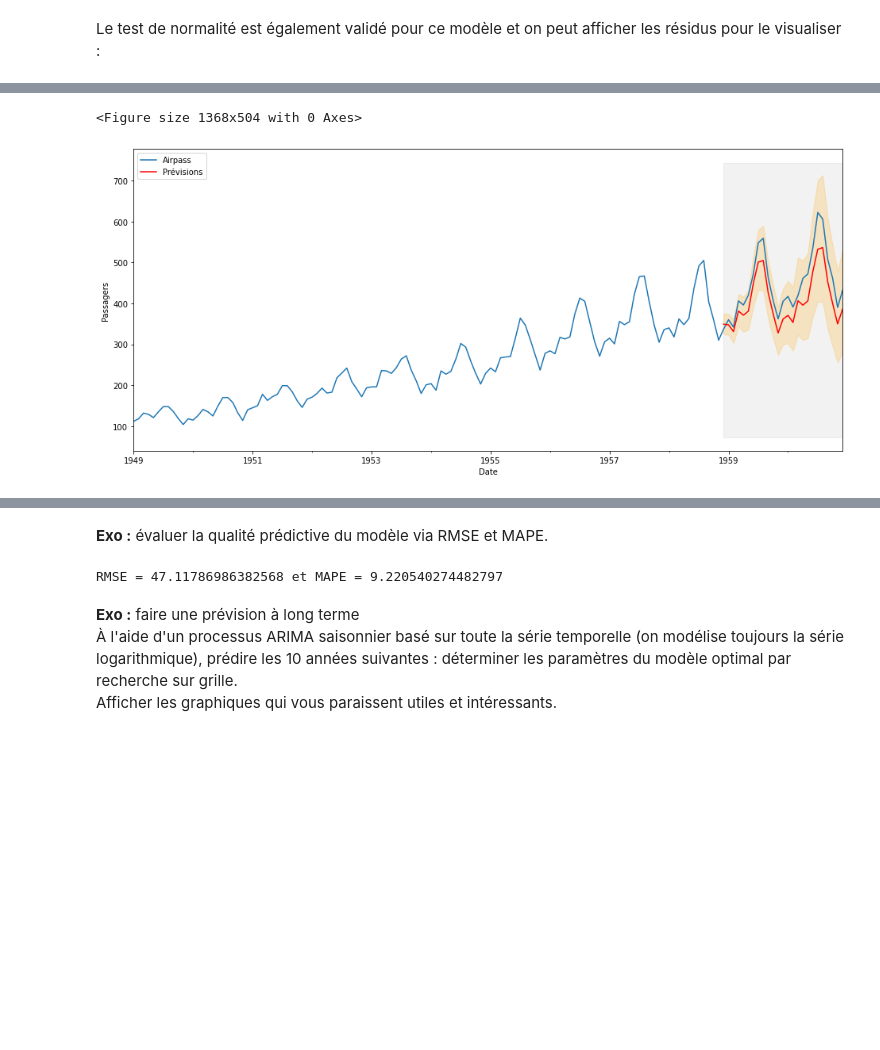
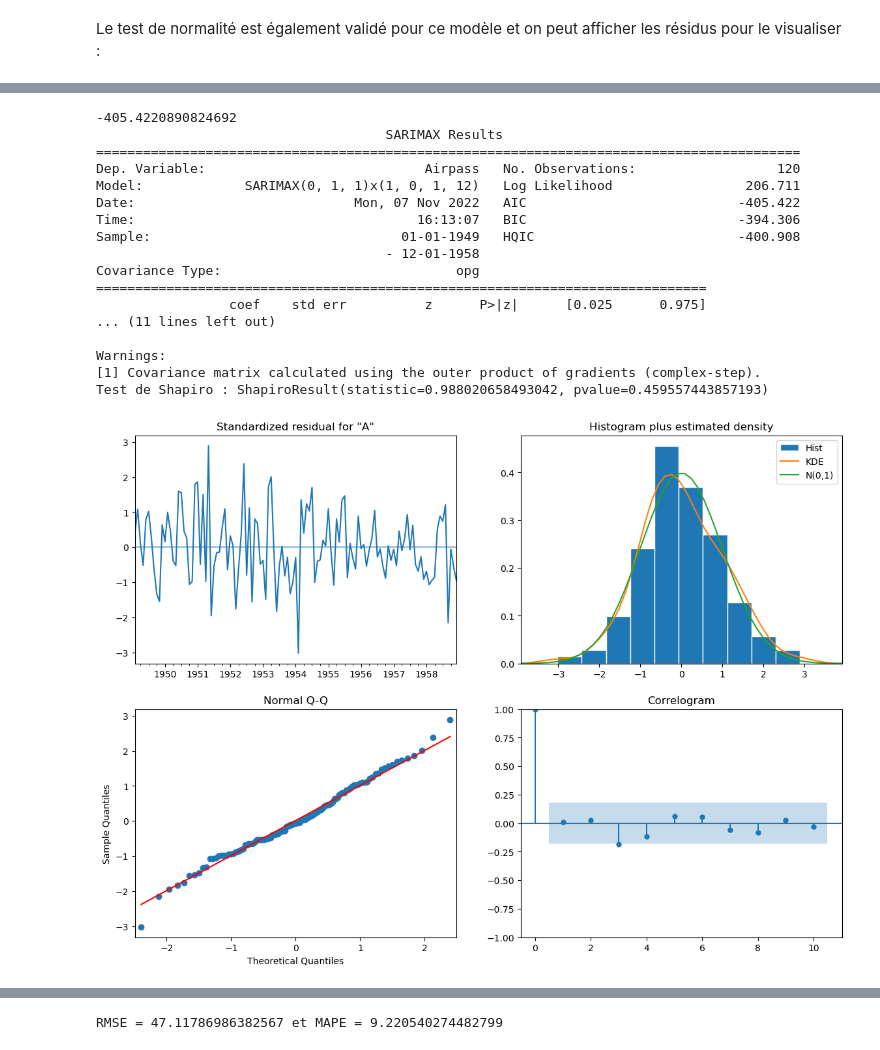
Before and after one commit to Statoscop/notebooks-blog, a Jupyter notebook: Series temporelles/SeriesTemp_Python_4.ipynb, the cells around one changed output, grey strips where cells are left out. Cells and saved outputs as stored; diff of their text form; code cells hidden in the pictures; blank space fills up the shorter version.

```diff
--- a/Series temporelles/SeriesTemp_Python_4.ipynb
+++ b/Series temporelles/SeriesTemp_Python_4.ipynb
@@ -577,25 +434,55 @@ Test de Shapiro : ShapiroResult(statistic=0.988020658493042, pvalue=0.4595574438
 # %%
+# modèle retenu
+res = SARIMAX(y_train, order=(0,1,1), seasonal_order=(1,0,1,12)).fit(disp=False)
+
+# summary
+print(res.summary())
+
+# résidus
+res.plot_diagnostics(figsize=(14, 10));
+print("Test de Shapiro :", shapiro(res.resid[13:]))
+
 # prédiction et intervalles de confiance
 y_pred = res.get_prediction(start=pd.to_datetime('1958-12-01'), end=pd.to_datetime('1960-12-01'))
 x_pred = np.exp(y_pred.predicted_mean)
 pred_CI = np.exp(y_pred.conf_int())
 
 # affichage
-fig = plt.figure(figsize=(19, 7))
-ax = x['1949':].plot(label='Série observée');
-x_pred.plot(ax=ax, label='Prévisions', color='red');
+ax = x['1949':].plot(label='Série observée', color='darkturquoise', figsize=(14,6))
+x_pred.plot(ax=ax, label='Prévisions', color='deeppink')
 
 # affichage de l'intervalle de confiance
 ax.fill_between(pred_CI.index,
                 pred_CI.iloc[:, 0],
-                pred_CI.iloc[:, 1], color='orange', alpha=.2);
+                pred_CI.iloc[:, 1], color='plum', alpha=.25)
 
 # un peu de style
-ax.fill_betweenx(ax.get_ylim(), pd.to_datetime('1958-12-01'), x.index[-1], alpha=.1, zorder=-1, color='grey');
-ax.set_xlabel('Date');
-ax.set_ylabel('Passagers');
-plt.legend(loc='upper left');
+ax.fill_betweenx(ax.get_ylim(), pd.to_datetime('1958-12-01'), x.index[-1], alpha=.1, zorder=-1, color='grey')
+ax.set_xlabel('Date')
+ax.set_ylabel('Passagers')
+plt.legend(loc='upper left')
 plt.show()
+
+# métriques
+rmse = np.sqrt(((x_test-x_pred)**2).mean())
+mape = (np.abs(1-x_pred/x_test)).mean()*100
+print("RMSE = {} et MAPE = {}".format(rmse, mape))
 # %% [output]
-<Figure size 1368x504 with 0 Axes>
+-405.4220890824692
+                                     SARIMAX Results
+==========================================================================================
+Dep. Variable:                            Airpass   No. Observations:                  120
+Model:             SARIMAX(0, 1, 1)x(1, 0, 1, 12)   Log Likelihood                 206.711
+Date:                            Mon, 07 Nov 2022   AIC                           -405.422
+Time:                                    16:13:07   BIC                           -394.306
+Sample:                                01-01-1949   HQIC                          -400.908
+                                     - 12-01-1958
+Covariance Type:                              opg
+==============================================================================
+                 coef    std err          z      P>|z|      [0.025      0.975]
+... (11 lines left out)
+
+Warnings:
+[1] Covariance matrix calculated using the outer product of gradients (complex-step).
+Test de Shapiro : ShapiroResult(statistic=0.988020658493042, pvalue=0.459557443857193)
-[figure, old version]
+[figure, new version]
@@ -602,12 +490 @@ plt.show()
+RMSE = 47.11786986382567 et MAPE = 9.220540274482799
-# %% [markdown]
-**Exo :** évaluer la qualité prédictive du modèle via RMSE et MAPE.
-# %%
-rmse = np.sqrt(((x_test-x_pred)**2).mean())
-mape = (np.abs(1-x_pred/x_test)).mean()*100
-print("RMSE = {} et MAPE = {}".format(rmse, mape))
-# %% [output]
-RMSE = 47.11786986382568 et MAPE = 9.220540274482797
-# %% [markdown]
-**Exo :** faire une prévision à long terme
-À l'aide d'un processus ARIMA saisonnier basé sur toute la série temporelle (on modélise toujours la série logarithmique), prédire les 10 années suivantes : déterminer les paramètres du modèle optimal par recherche sur grille.
-Afficher les graphiques qui vous paraissent utiles et intéressants.
```
Also changed, not shown: parts of 45 cells of this notebook, 1 other file.
